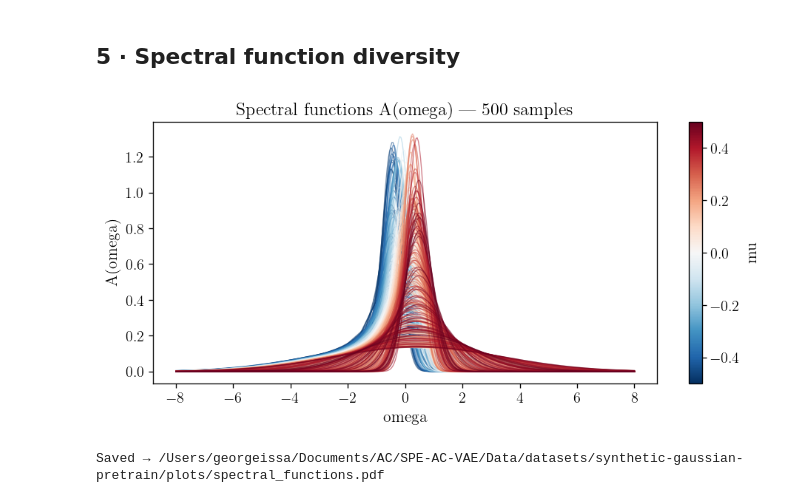
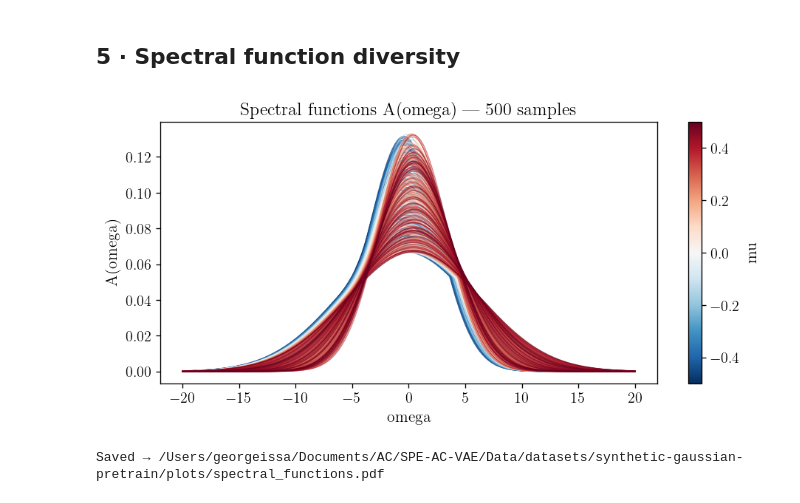
Before and after one commit to george-issa/SPE-AC-VAE, a Jupyter notebook: visualize_synthetic_data.ipynb, the cells around one changed output. Cells and saved outputs as stored; diff of their text form; code cells hidden in the pictures.

```diff
--- a/visualize_synthetic_data.ipynb
+++ b/visualize_synthetic_data.ipynb
@@ -159,23 +159,23 @@ Saved → /Users/georgeissa/Documents/AC/SPE-AC-VAE/Data/datasets/synthetic-gaus
 # %% [markdown]
 ## 5 · Spectral function diversity
 # %%
-omega_grid = np.linspace(-8.0, 8.0, 400)
+omega_grid = np.linspace(-20.0, 20.0, 400)
 
 fig, ax = plt.subplots(figsize=(8, 4))
 for i in idx:
     A = np.exp(-0.5 * ((omega_grid - mus[i]) / sigmas[i])**2) / (sigmas[i] * np.sqrt(2 * np.pi))
     ax.plot(omega_grid, A, color=cmap(norm(mus[i])), alpha=0.55, linewidth=0.8)
 
 plt.colorbar(sm, ax=ax, label="mu")
 ax.set_xlabel("omega")
 ax.set_ylabel("A(omega)")
 ax.set_title(f"Spectral functions A(omega) — {N_SHOW} samples")
 
 plt.tight_layout()
 save_path = os.path.join(PLOTS_DIR, "spectral_functions.pdf")
 plt.savefig(save_path, bbox_inches="tight")
 plt.show()
 print(f"Saved → {save_path}")
 # %% [output]
-[figure, old version]
+[figure, new version]
 Saved → /Users/georgeissa/Documents/AC/SPE-AC-VAE/Data/datasets/synthetic-gaussian-pretrain/plots/spectral_functions.pdf
```
Also changed, not shown: parts of 3 cells of this notebook, 11 other files.
